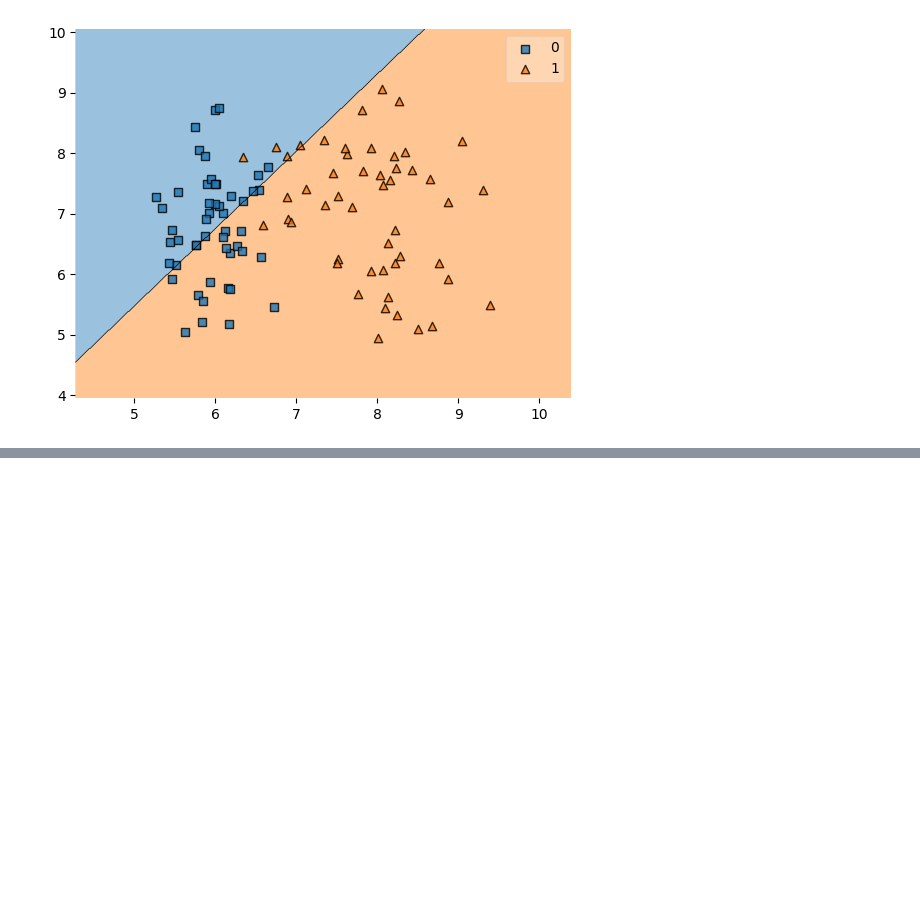
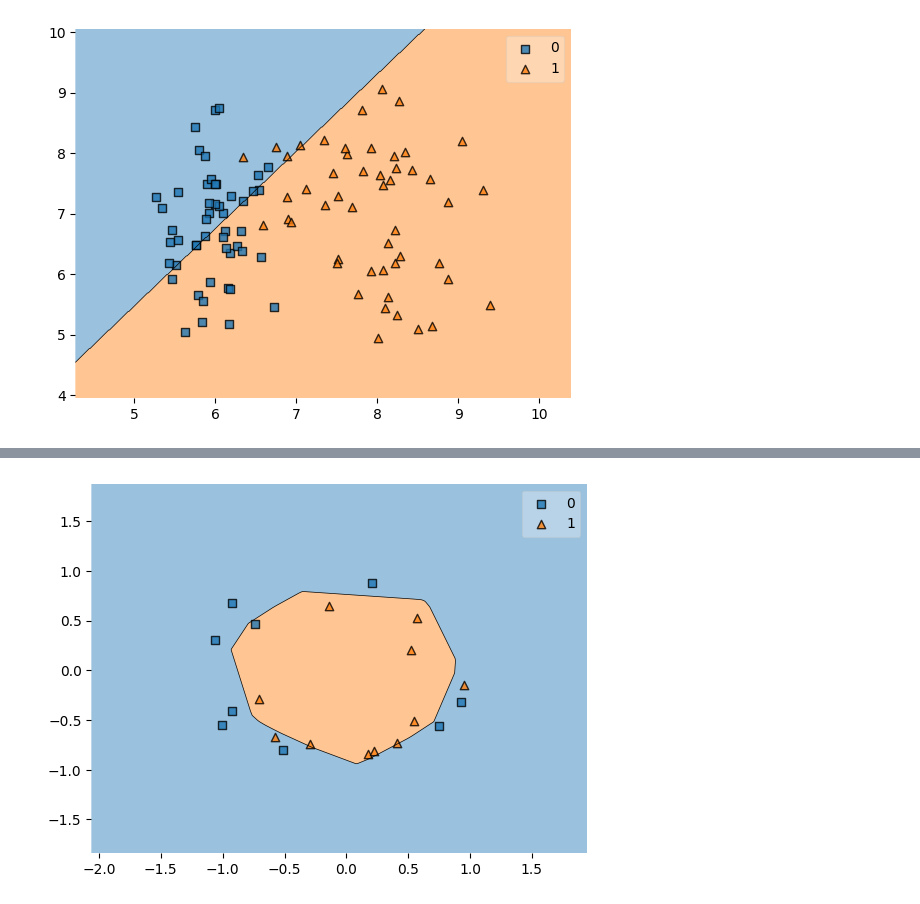
Before and after one commit to harshit193/Learning-Data-Science, a Jupyter notebook: Deep Learning/Perceptron.ipynb, the cells around one changed output, grey strips where cells are left out. Saved outputs shown, nothing was run; the diff lists cells and outputs as text; code cells hidden in the pictures; blank space fills up the shorter version.

```diff
--- a/Deep Learning/Perceptron.ipynb
+++ b/Deep Learning/Perceptron.ipynb
@@ -62,0 +115,4 @@ plt.show()
+# %%
+plot_decision_regions(x_test, y_test, clf=model)
+plt.show()
+# %% [output]
@@ -62,0 +120 @@ plt.show()
+[figure, added]
```
Also changed, not shown: parts of 11 cells of this notebook, 1 other file.
